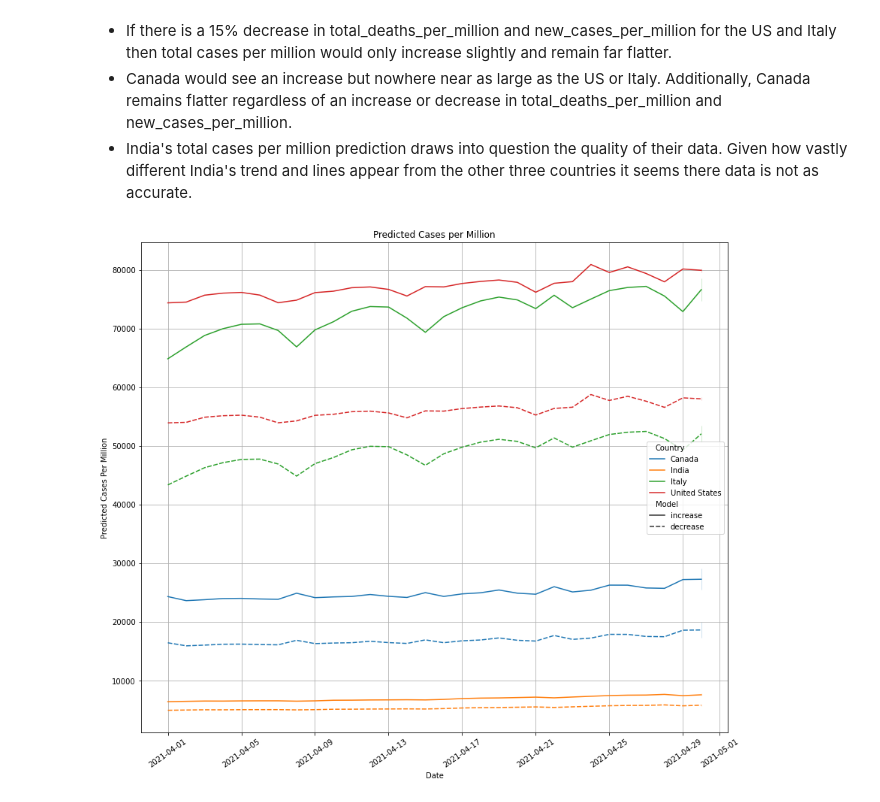
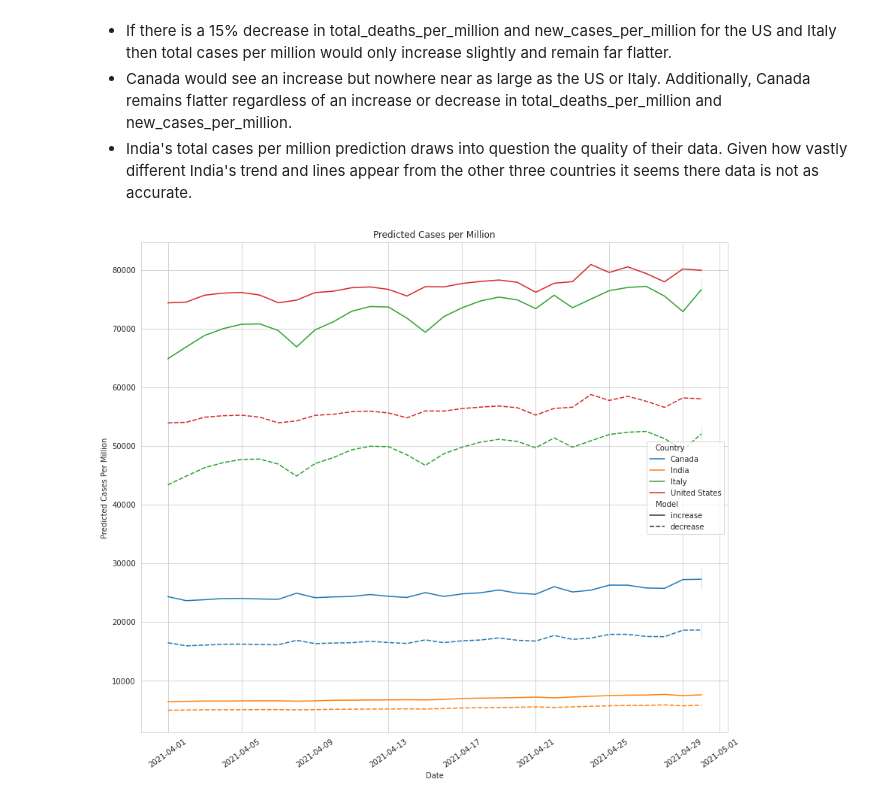
Before and after one commit to WhipSnake23/Python-Class-Project, a Jupyter notebook: Final-Project/Group 2 Project Modeling.ipynb, the cells around one changed output. Cells and saved outputs as stored; diff of their text form; code cells hidden in the pictures.

Commit message:
Fixed Seaborn Chart

```diff
--- a/Final-Project/Group 2 Project Modeling.ipynb
+++ b/Final-Project/Group 2 Project Modeling.ipynb
@@ -141,14 +141,15 @@ aprilCovidDataPredictions = aprilCovidDataPredictions.rename(columns={"date": "D
 - Canada would see an increase but nowhere near as large as the US or Italy. Additionally, Canada remains flatter regardless of an increase or decrease in total_deaths_per_million and new_cases_per_million.
 - India's total cases per million prediction draws into question the quality of their data. Given how vastly different India's trend and lines appear from the other three countries it seems there data is not as accurate.
 # %%
+sns.set_style("whitegrid")
 # #Sets figure size
 plt.figure(figsize=(14,12))
 #rotates the x axis
 plt.xticks(rotation=35)
 #ensures grid lines are on the image
 plt.grid(b=True,which='major')
 #Builds the Chart
 aprilCovidPrediction = sns.lineplot(data=aprilCovidDataPredictions, x="Date", y="Predicted Cases Per Million", hue="Country",style="Model").set_title("Predicted Cases per Million")
 aprilCovidPrediction.figure.canvas.draw()
 # %% [output]
-[figure, old version]
+[figure, new version]
```
